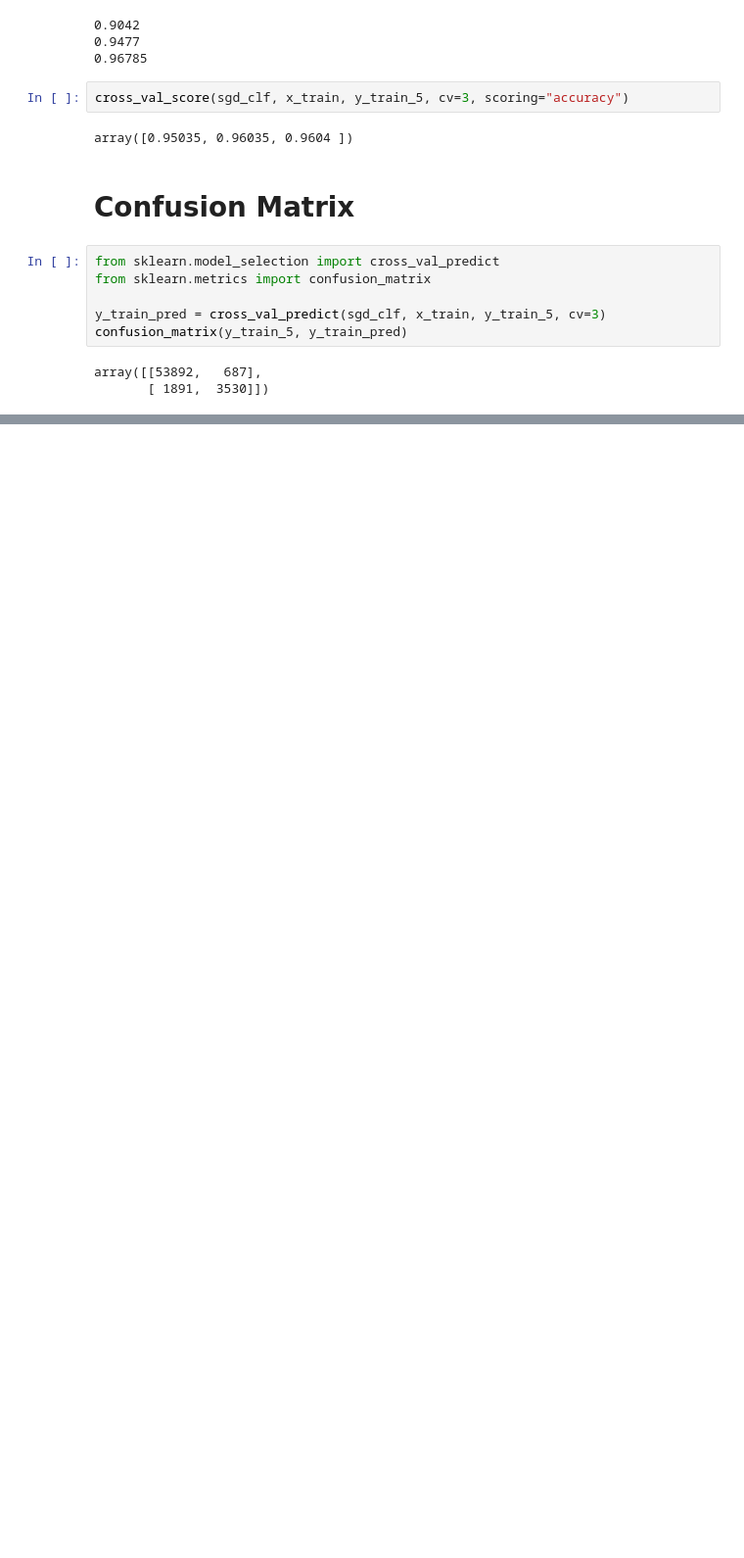
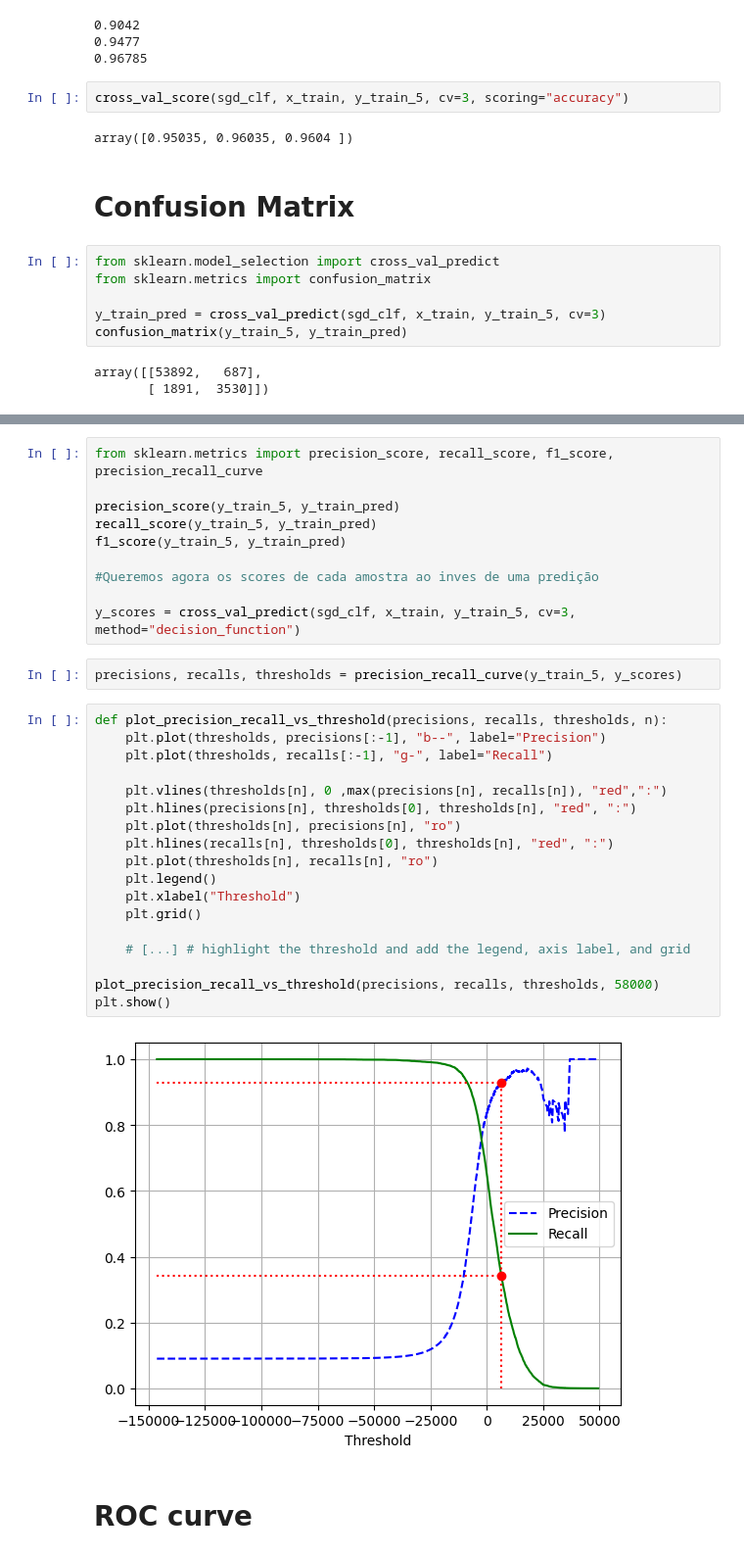
Before and after one commit to jhe-sua/fgv-teaemcd, a Jupyter notebook: study1_classifications_systems/classification_system.ipynb, the cells around one changed output, grey strips where cells are left out. Shown at 98% size. Cells and saved outputs as stored; diff of their text form; blank space fills up the shorter version.

```diff
--- a/study1_classifications_systems/classification_system.ipynb
+++ b/study1_classifications_systems/classification_system.ipynb
@@ -111,0 +114,34 @@ array([[53892,   687],
+# %%
+from sklearn.metrics import precision_score, recall_score, f1_score, precision_recall_curve
+
+precision_score(y_train_5, y_train_pred)
+recall_score(y_train_5, y_train_pred)
+f1_score(y_train_5, y_train_pred)
+
+#Queremos agora os scores de cada amostra ao inves de uma predição
+
+y_scores = cross_val_predict(sgd_clf, x_train, y_train_5, cv=3, method="decision_function")
+# %%
+precisions, recalls, thresholds = precision_recall_curve(y_train_5, y_scores)
+# %%
+def plot_precision_recall_vs_threshold(precisions, recalls, thresholds, n):
+    plt.plot(thresholds, precisions[:-1], "b--", label="Precision")
+    plt.plot(thresholds, recalls[:-1], "g-", label="Recall")
+
+    plt.vlines(thresholds[n], 0 ,max(precisions[n], recalls[n]), "red",":")
+    plt.hlines(precisions[n], thresholds[0], thresholds[n], "red", ":")
+    plt.plot(thresholds[n], precisions[n], "ro")
+    plt.hlines(recalls[n], thresholds[0], thresholds[n], "red", ":")
+    plt.plot(thresholds[n], recalls[n], "ro")
+    plt.legend()
+    plt.xlabel("Threshold")
+    plt.grid()
+
+    # [...] # highlight the threshold and add the legend, axis label, and grid
+
+plot_precision_recall_vs_threshold(precisions, recalls, thresholds, 58000)
+plt.show()
+# %% [output]
+[figure, added]
+# %% [markdown]
+# ROC curve
```
Also changed, not shown: parts of 2 cells of this notebook, 13 other files.
